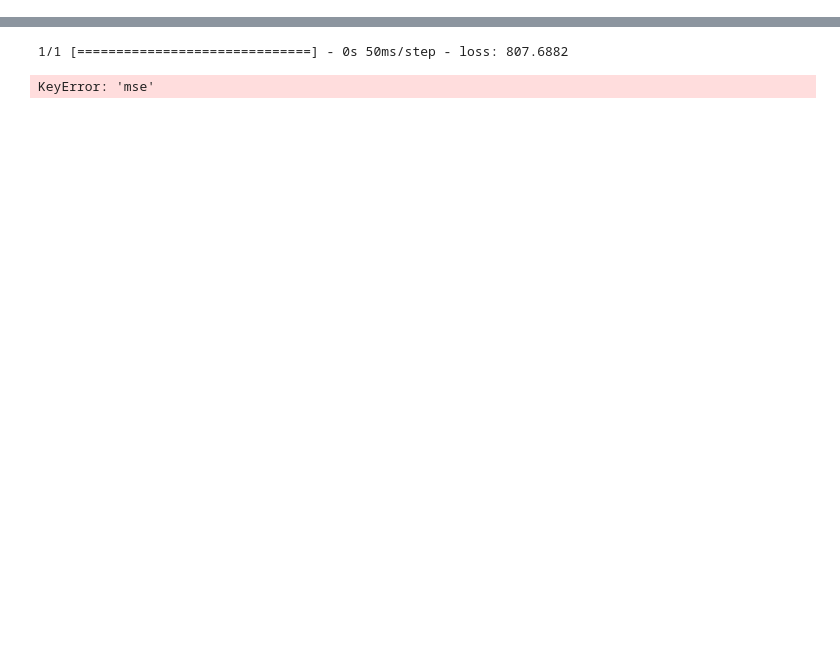
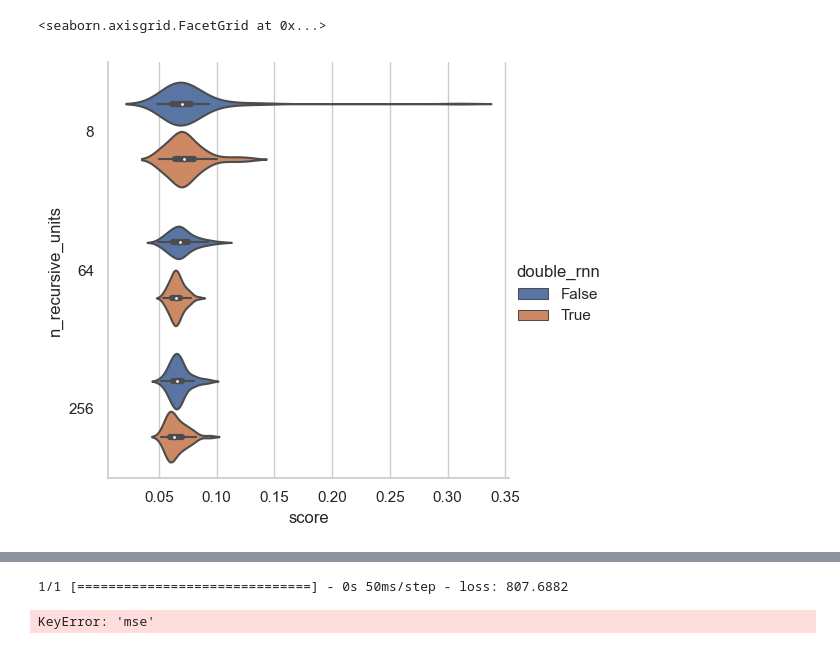
Before and after one commit to dnstudent/TPS-Jul21, a Jupyter notebook: src/testing.ipynb, the cells around one changed output, grey strips where cells are left out. Drawn from its saved outputs; the diff is of its cells as text; code cells hidden in the pictures; blank space fills up the shorter version.

```diff
--- a/src/testing.ipynb
+++ b/src/testing.ipynb
@@ -82,0 +136,2 @@ Epoch 2/3
+# %%
+results_df = pd.DataFrame.from_dict(results, orient="index").astype({"learning_algorithm": "category", "double_rnn": "category"})
@@ -82,0 +154,5 @@ Epoch 2/3
+# %%
+sns.catplot(data=results_df, x="score", y="n_recursive_units", hue="double_rnn", orient="h", kind="violin")
+# %% [output]
+<seaborn.axisgrid.FacetGrid at 0x...>
+[figure, added]
```
Also changed, not shown: parts of 10 cells of this notebook, 7 other files.
